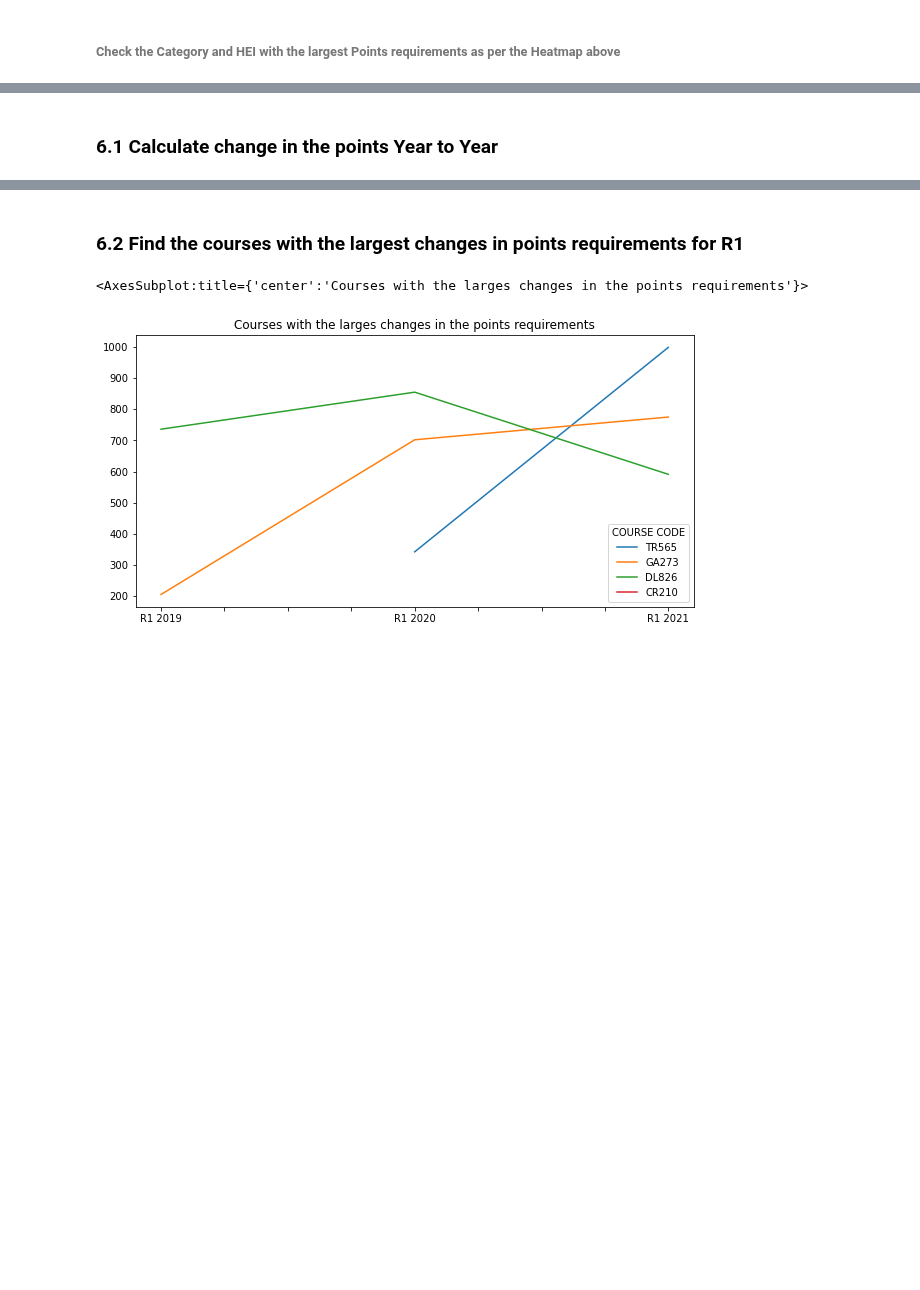
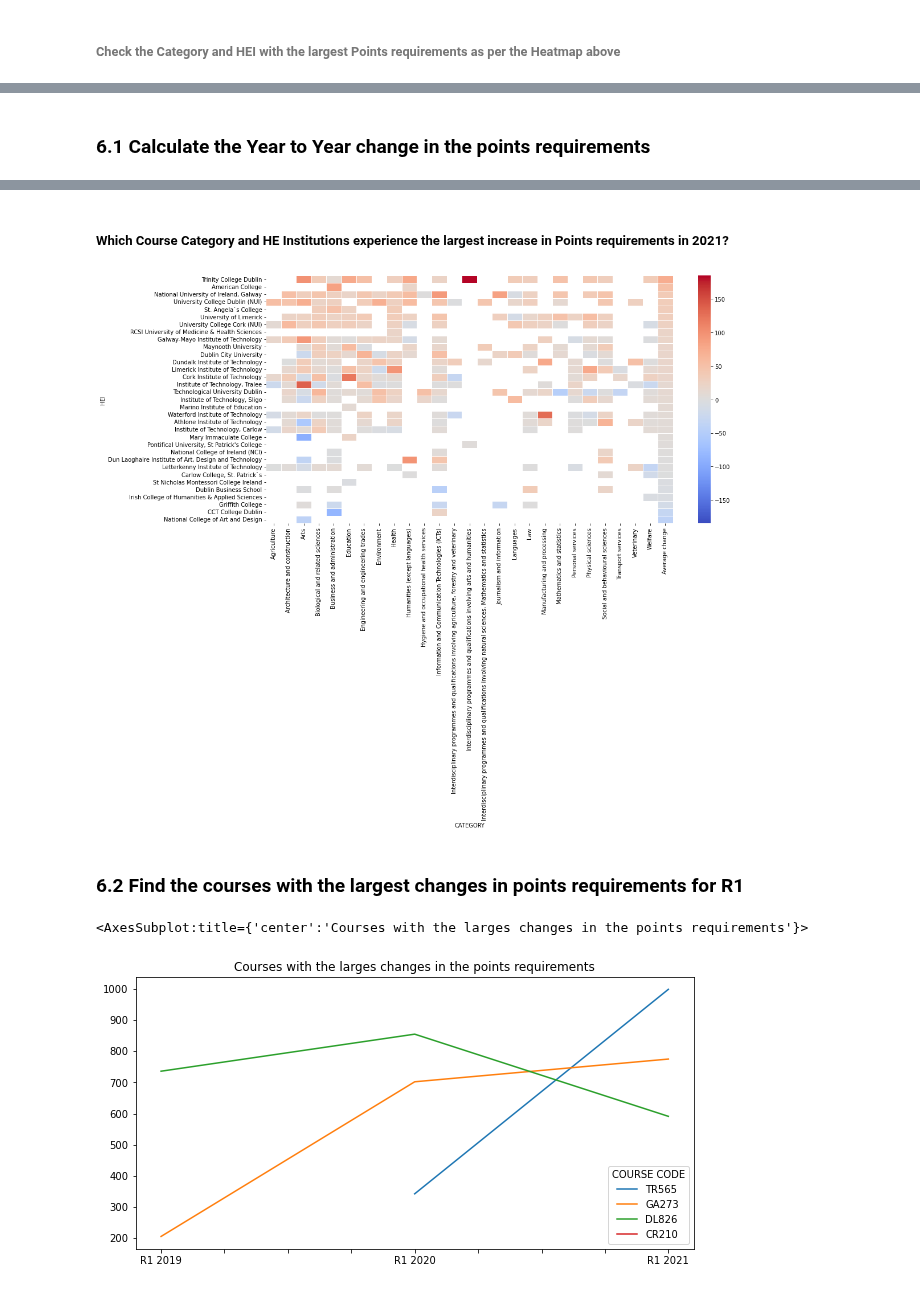
Before and after one commit to przemekbil/FoDA_2021, a Jupyter notebook: cao.ipynb, the cells around one changed output, grey strips where cells are left out. Saved outputs shown, nothing was run; the diff lists cells and outputs as text; code cells hidden in the pictures; blank space fills up the shorter version.

```diff
--- a/cao.ipynb
+++ b/cao.ipynb
@@ -1359,7 +1368,7 @@ allcourses[(allcourses['CATEGORY']=='Education') & (allcourses['HEI']=='Limerick
 | COURSE CODE |  |  |  |  |  |  |  |  |  | ... |
 | LC115 | Art and Design Teacher Education ... | 8 | Education | LC | Limerick Institute of Technology | NaN | NaN | 942.0 | NaN | ... |
 # %% [markdown]
-### 6.1 Calculate change in the points Year to Year
+### 6.1 Calculate the Year to Year change in the points requirements
 # %%
 # calculate the year to year diffrences in points requirements for all the courses
 allcourses['R1 21_to_20'] = allcourses['R1 2021'] - allcourses['R1 2020']
@@ -1374,6 +1383,30 @@ allcourses.head()
 | AL803 | Software Design with Mobile Apps ... | 8 | Information and Communication Tec... | AL | Athlone Institute of Technology | 309.0 | 337.0 | 337.0 | NaN | ... |
 | AL805 | Network Management and Cloud Infr... | 8 | Information and Communication Tec... | AL | Athlone Institute of Technology | 329.0 | 442.0 | 333.0 | NaN | ... |
 | AL810 | Quantity Surveying | 8 | Architecture and construction | AL | Athlone Institute of Technology | 307.0 | 349.0 | 319.0 | NaN | ... |
+# %% [markdown]
+##### Which Course Category and HE Institutions experience the largest increase in Points requirements in 2021?
+# %%
+# Pivot tables as per:
+# https://pandas.pydata.org/docs/reference/api/pandas.pivot_table.html
+pivot = pd.pivot_table(allcourses, values='R1 21_to_20', columns=['CATEGORY'], index=['HEI'], margins=True, margins_name='Average change',  aggfunc=np.mean)
+# Sort by 'Average' column, highest on the top
+pivot.sort_values(by='Average change', inplace=True, ascending=False)
+# Remove the 'Average' row
+pivot.drop(index='Average change', inplace=True)
+# %%
+#Find the maximum absolute change in points
+colour_limit = max( max(pivot.max()), np.abs( min(pivot.min())) )
+# %%
+# Setting colour pallets in Seaborn as per:
+# https://seaborn.pydata.org/tutorial/color_palettes.html
+# and https://www.python-graph-gallery.com/92-control-color-in-seaborn-heatmaps
+
+# Setting symetrical limits for colur mapping, to ensure that increse in points will be mapped to red and decrease of points will be mapped blue
+ax = sns.heatmap(pivot, linewidth=0.5,  cmap="coolwarm", vmin=-colour_limit, vmax=colour_limit)
+plt.rcParams["figure.figsize"] = [16, 8]
+plt.show()
+# %% [output]
+[figure, added]
 # %% [markdown]
 ### 6.2 Find the courses with the largest changes in points requirements for R1
 # %%
```
Also changed, not shown: parts of 4 cells of this notebook.
